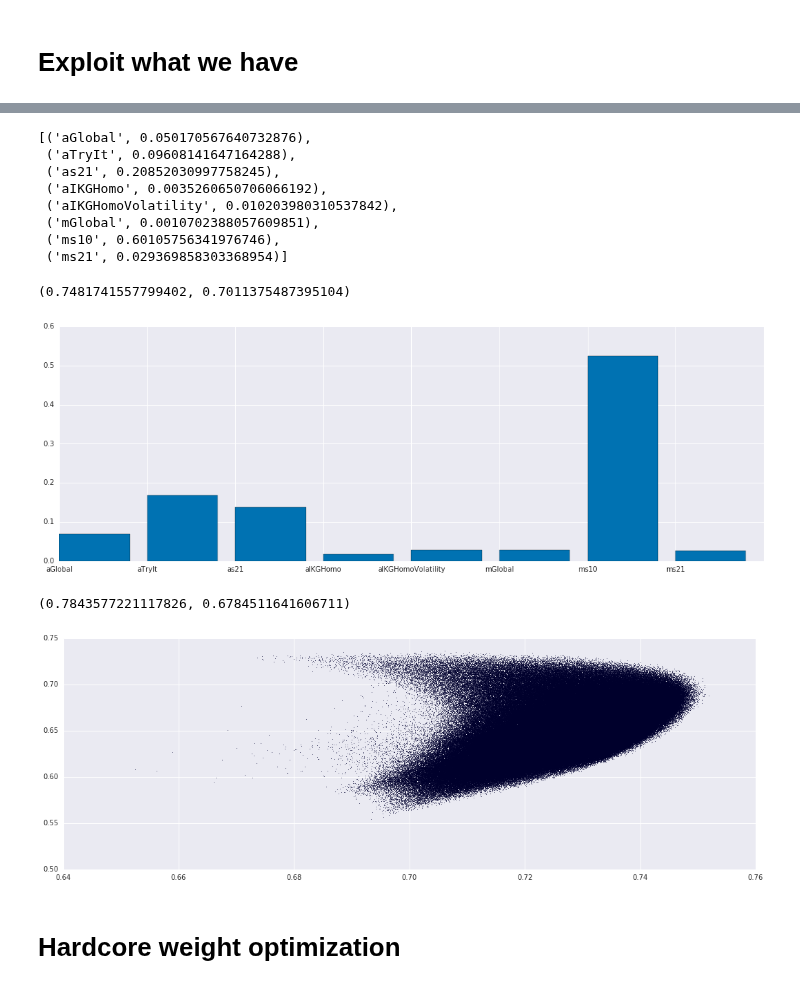
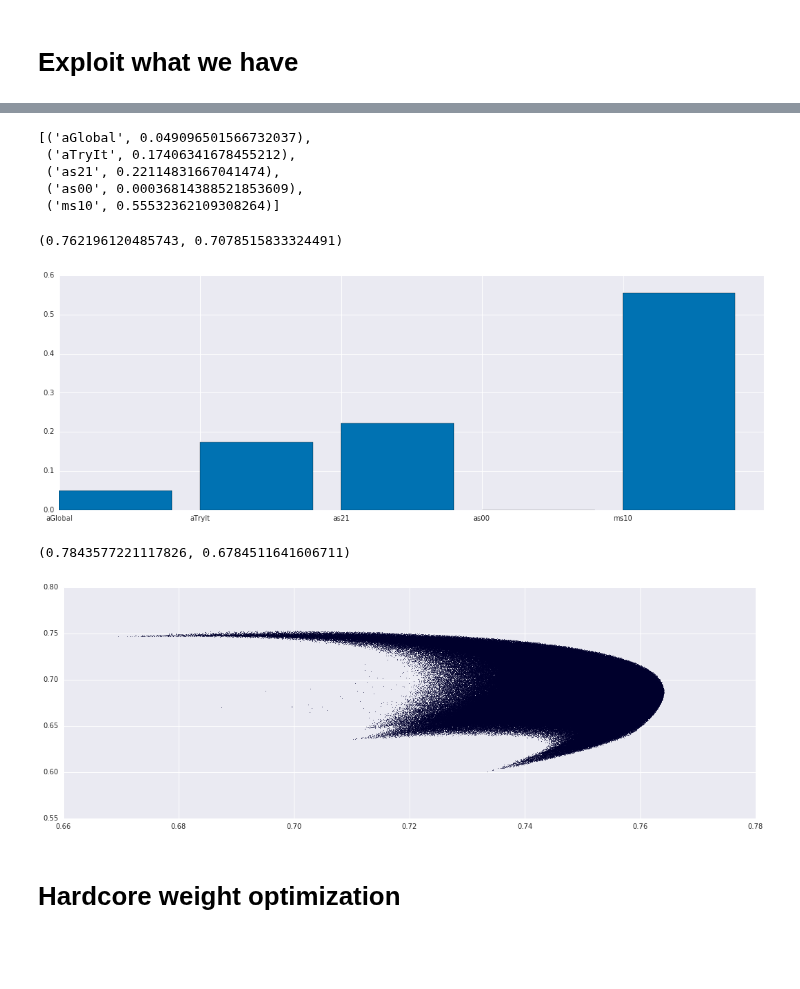
Before and after one commit to yumichael/two-sigma-financial-news, a Jupyter notebook: search/blend.ipynb, the cells around one changed output, grey strips where cells are left out. Drawn from its saved outputs; the diff is of its cells as text; code cells hidden in the pictures; blank space fills up the shorter version.

```diff
--- a/search/blend.ipynb
+++ b/search/blend.ipynb
@@ -288,13 +295,13 @@ NameError: name 'e' is not defined
 d = d[
 'aGlobal '#'aAnother '
 'aTryIt '#1#'aikg '
-'as21 '#'as10 '#'as20 '#'as21 as22 as10 as11 '
-'aIKGHomo ''aIKGHomoVolatility '#'aIKGHomoTenDraw '#'aIKGHomoThree '#'aIKGHomo aIKGHomoVolatility '
+'as21 as00 '#'as20 as10 as00 '#'as20 '#'as21 as22 as10 as11 '
+#'aIKGHomo '#'aIKGHomoVolatility '#'aIKGHomoTenDraw '#'aIKGHomoThree '#'aIKGHomo aIKGHomoVolatility '
 #'aIKGZenThreeMoreShort '#'aIKGZenTenDraw 'aIKGZen '#'aIKGZenVolatility ' #'aIKGZenThreeVP1 aIKGZenThreeMoreShort '
 # 'aIKGCoverThreeVP1 '#'aIKGCover aTryIt aIKGCoverThreeMoreShort '
-'mGlobal '#'mAnother '
+#'mGlobal '#'mAnother '
 #'mikg '#'mTryIt '
-'ms10 ms21 '#'ms20 '#'as22 as10 as11 '
+'ms10 '#'ms21 ms20 '#'ms20 '#'as22 as10 as11 '
 #'mIKGHomoTenDraw mIKGHomoThree '#'aIKGHomo aIKGHomoVolatility '
 #'mIKGZenThreeMoreShort '#'aIKGZenTenDraw 'aIKGZen '#'aIKGZenVolatility ' #'aIKGZenThreeVP1 aIKGZenThreeMoreShort '
 #'mIKGCover '#'aTryIt aIKGCoverThreeVP1 aIKGCoverThreeMoreShort '
@@ -310,6 +317,6 @@ if _DO_IT_:
     dd = d.values
     blocks, _ = make_blocks(halfYear(d.index.values), HALFYEAR.lo, HALFYEAR.hi)
     scores = [cv_ho_scores(blocks, dd@c) for c in cc]
-    ibest = sorted(range(n), key=lambda i: scores[i][0], reverse=True)
+    ibest = sorted(range(n), key=lambda i: scores[i][0]*13+scores[i][1]*3, reverse=True)
 _DO_IT_ = False
 # %% [output]
@@ -318,24 +325,21 @@ Wall time: 17.9 s
 # %%
 list(zip(d.columns, cc[ibest[0]]))
 # %% [output]
-[('aGlobal', 0.050170567640732876),
- ('aTryIt', 0.09608141647164288),
- ('as21', 0.20852030997758245),
- ('aIKGHomo', 0.0035260650706066192),
- ('aIKGHomoVolatility', 0.010203980310537842),
- ('mGlobal', 0.0010702388057609851),
- ('ms10', 0.60105756341976746),
- ('ms21', 0.029369858303368954)]
+[('aGlobal', 0.049096501566732037),
+ ('aTryIt', 0.17406341678455212),
+ ('as21', 0.22114831667041474),
+ ('as00', 0.00036814388521853609),
+ ('ms10', 0.55532362109308264)]
 # %%
 %matplotlib inline
 canvas(18,6)
 # %%
-k = 710
+k = 0
 print(scores[ibest[k]])
 plt.bar(np.arange(d.shape[1]), tick_label=d.columns, height=cc[ibest[k]]);
 # %% [output]
-(0.7481741557799402, 0.7011375487395104)
+(0.762196120485743, 0.7078515833324491)
-[figure, old version]
+[figure, new version]
 # %%
 (0.7843577221117826, 0.6784511641606711)
 # %% [output]
@@ -344,6 +348,6 @@ plt.bar(np.arange(d.shape[1]), tick_label=d.columns, height=cc[ibest[k]]);
 guys = np.asarray([[scores[i][0], scores[i][1]] for i in ibest[::]])
 plt.scatter(guys[:,0], guys[:,1], s=.3);
 # %% [output]
-[figure, old version]
+[figure, new version]
 # %% [markdown]
 # Hardcore weight optimization
```
Also changed, not shown: parts of 21 cells of this notebook.
